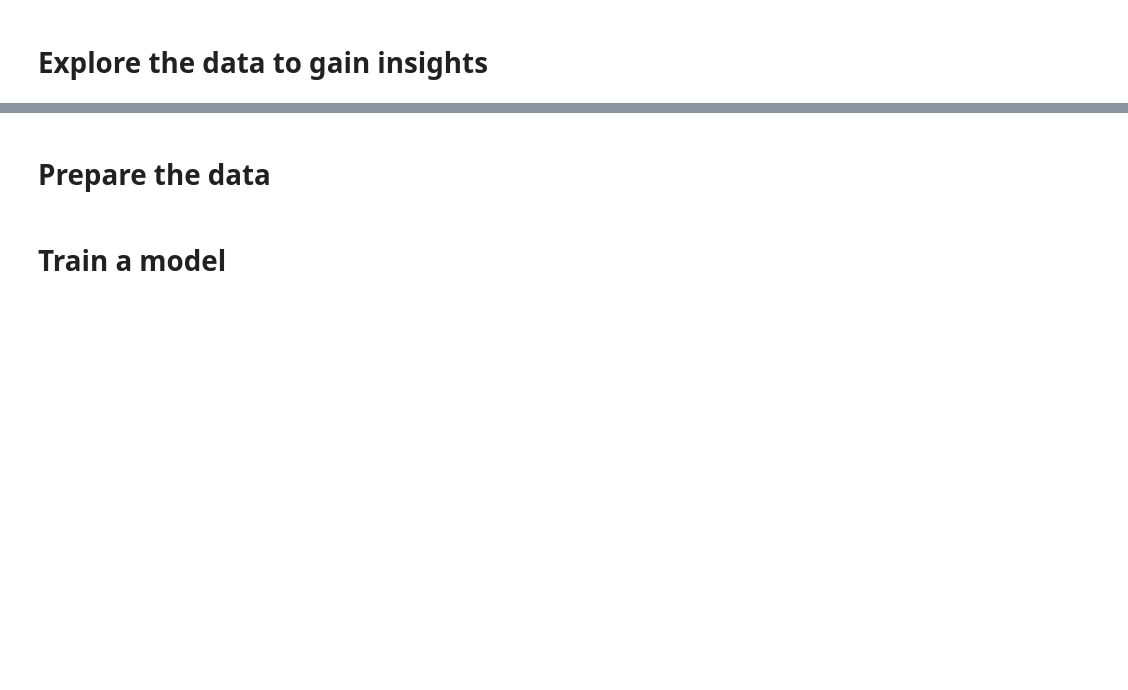
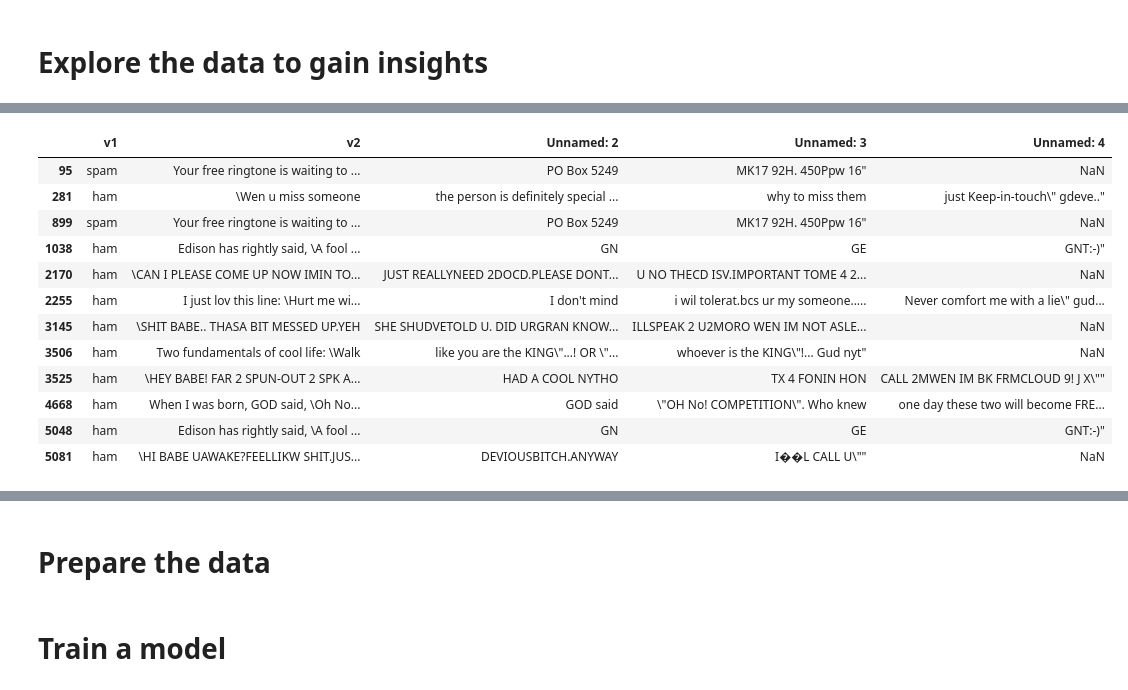
Before and after one commit to carloslme/spam_classifier, a Jupyter notebook: sms_spam_classifier.ipynb, the cells around one changed output, grey strips where cells are left out. Cells and saved outputs as stored; diff of their text form; code cells hidden in the pictures; blank space fills up the shorter version.

```diff
--- a/sms_spam_classifier.ipynb
+++ b/sms_spam_classifier.ipynb
@@ -44,0 +110,16 @@ data.head(5)
+# %%
+data_exploration[data_exploration['Unnamed: 3'].notnull()]
+# %% [output]
+|  | v1 | v2 | Unnamed: 2 | Unnamed: 3 | Unnamed: 4 |
+| 95 | spam | Your free ringtone is waiting to ... | PO Box 5249 | MK17 92H. 450Ppw 16" | NaN |
+| 281 | ham | \Wen u miss someone | the person is definitely special ... | why to miss them | just Keep-in-touch\" gdeve.." |
+| 899 | spam | Your free ringtone is waiting to ... | PO Box 5249 | MK17 92H. 450Ppw 16" | NaN |
+| 1038 | ham | Edison has rightly said, \A fool ... | GN | GE | GNT:-)" |
+| 2170 | ham | \CAN I PLEASE COME UP NOW IMIN TO... | JUST REALLYNEED 2DOCD.PLEASE DONT... | U NO THECD ISV.IMPORTANT TOME 4 2... | NaN |
+| 2255 | ham | I just lov this line: \Hurt me wi... | I don't mind | i wil tolerat.bcs ur my someone..... | Never comfort me with a lie\" gud... |
+| 3145 | ham | \SHIT BABE.. THASA BIT MESSED UP.YEH | SHE SHUDVETOLD U. DID URGRAN KNOW... | ILLSPEAK 2 U2MORO WEN IM NOT ASLE... | NaN |
+| 3506 | ham | Two fundamentals of cool life: \Walk | like you are the KING\"...! OR \"... | whoever is the KING\"!... Gud nyt" | NaN |
+| 3525 | ham | \HEY BABE! FAR 2 SPUN-OUT 2 SPK A... | HAD A COOL NYTHO | TX 4 FONIN HON | CALL 2MWEN IM BK FRMCLOUD 9! J X\"" |
+| 4668 | ham | When I was born, GOD said, \Oh No... | GOD said | \"OH No! COMPETITION\". Who knew | one day these two will become FRE... |
+| 5048 | ham | Edison has rightly said, \A fool ... | GN | GE | GNT:-)" |
+| 5081 | ham | \HI BABE UAWAKE?FEELLIKW SHIT.JUS... | DEVIOUSBITCH.ANYWAY | I��L CALL U\"" | NaN |
```
Also changed, not shown: parts of 19 cells of this notebook.
